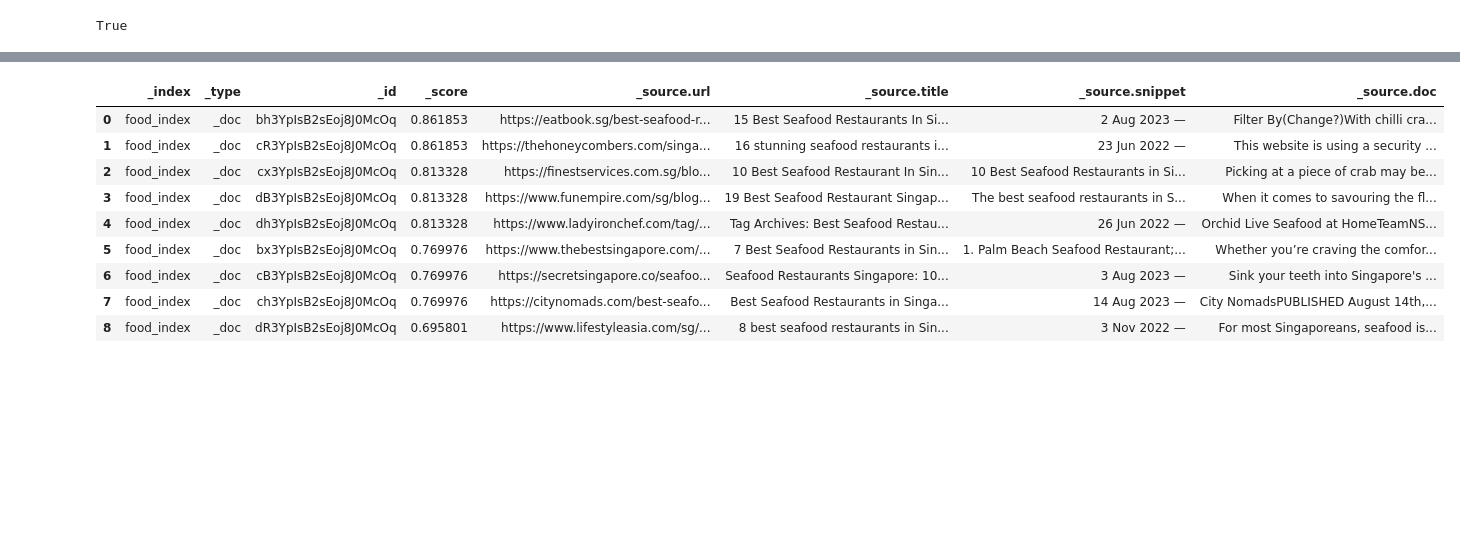
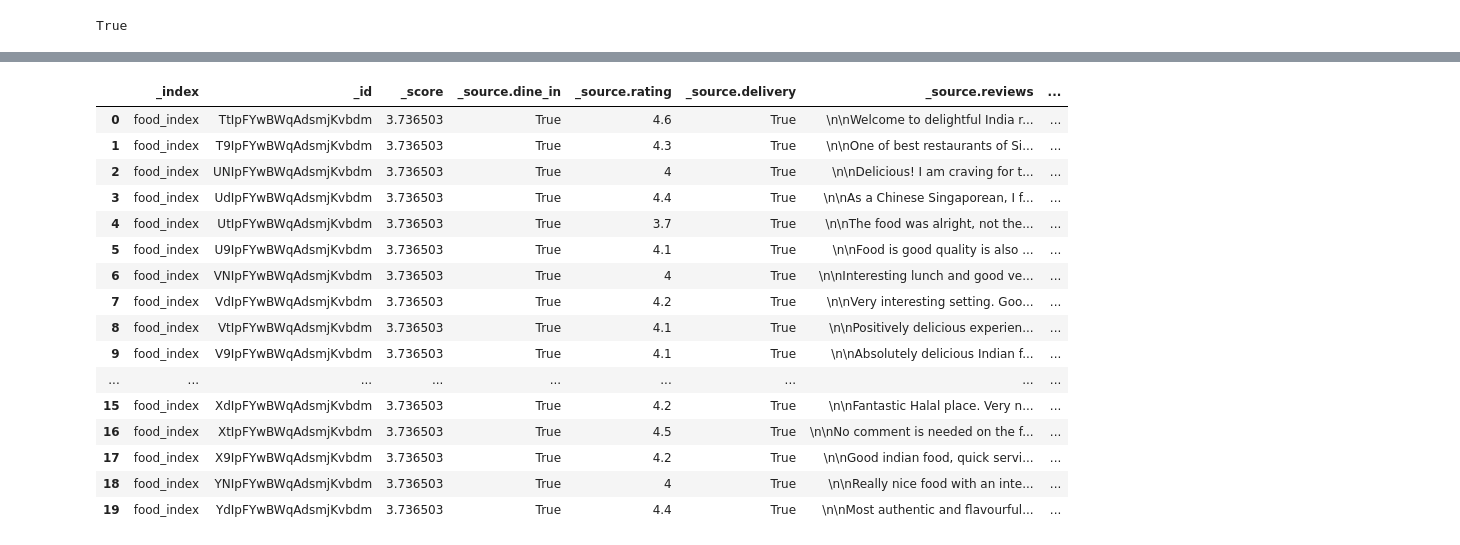
Before and after one commit to waishun78/hungry-rag, a Jupyter notebook: notebooks/python_elasticsearch_colab.ipynb, the cells around one changed output, grey strips where cells are left out. Saved outputs shown, nothing was run; the diff lists cells and outputs as text; code cells hidden in the pictures; blank space fills up the shorter version.

```diff
--- a/notebooks/python_elasticsearch_colab.ipynb
+++ b/notebooks/python_elasticsearch_colab.ipynb
@@ -222,32 +271,40 @@ output
 # %%
 # Complicated query
 query = es.search(
     index="food_index",
     body={
         "size":20,
         "query":{
             "bool":{
                 "must":[
-                        {"match":{"title":"seafood"}}
+                        {"match":{"query":"Indian Food",
+                        }}
                 ]
             }
         }
     }
 )
 
 output = pd.json_normalize((query['hits']['hits']))
 output
 # %% [output]
-|  | _index | _type | _id | _score | _source.url | _source.title | _source.snippet | _source.doc |
-| 0 | food_index | _doc | bh3YpIsB2sEoj8J0McOq | 0.861853 | https://eatbook.sg/best-seafood-r... | 15 Best Seafood Restaurants In Si... | 2 Aug 2023 — | Filter By(Change?)With chilli cra... |
-| 1 | food_index | _doc | cR3YpIsB2sEoj8J0McOq | 0.861853 | https://thehoneycombers.com/singa... | 16 stunning seafood restaurants i... | 23 Jun 2022 — | This website is using a security ... |
-| 2 | food_index | _doc | cx3YpIsB2sEoj8J0McOq | 0.813328 | https://finestservices.com.sg/blo... | 10 Best Seafood Restaurant In Sin... | 10 Best Seafood Restaurants in Si... | Picking at a piece of crab may be... |
-| 3 | food_index | _doc | dB3YpIsB2sEoj8J0McOq | 0.813328 | https://www.funempire.com/sg/blog... | 19 Best Seafood Restaurant Singap... | The best seafood restaurants in S... | When it comes to savouring the fl... |
-| 4 | food_index | _doc | dh3YpIsB2sEoj8J0McOq | 0.813328 | https://www.ladyironchef.com/tag/... | Tag Archives: Best Seafood Restau... | 26 Jun 2022 — | Orchid Live Seafood at HomeTeamNS... |
-| 5 | food_index | _doc | bx3YpIsB2sEoj8J0McOq | 0.769976 | https://www.thebestsingapore.com/... | 7 Best Seafood Restaurants in Sin... | 1. Palm Beach Seafood Restaurant;... | Whether you’re craving the comfor... |
-| 6 | food_index | _doc | cB3YpIsB2sEoj8J0McOq | 0.769976 | https://secretsingapore.co/seafoo... | Seafood Restaurants Singapore: 10... | 3 Aug 2023 — | Sink your teeth into Singapore's ... |
-| 7 | food_index | _doc | ch3YpIsB2sEoj8J0McOq | 0.769976 | https://citynomads.com/best-seafo... | Best Seafood Restaurants in Singa... | 14 Aug 2023 — | City NomadsPUBLISHED August 14th,... |
-| 8 | food_index | _doc | dR3YpIsB2sEoj8J0McOq | 0.695801 | https://www.lifestyleasia.com/sg/... | 8 best seafood restaurants in Sin... | 3 Nov 2022 — | For most Singaporeans, seafood is... |
+|  | _index | _id | _score | _source.dine_in | _source.rating | _source.delivery | _source.reviews | ... |
+| 0 | food_index | TtIpFYwBWqAdsmjKvbdm | 3.736503 | True | 4.6 | True | \n\nWelcome to delightful India r... | ... |
+| 1 | food_index | T9IpFYwBWqAdsmjKvbdm | 3.736503 | True | 4.3 | True | \n\nOne of best restaurants of Si... | ... |
+| 2 | food_index | UNIpFYwBWqAdsmjKvbdm | 3.736503 | True | 4 | True | \n\nDelicious! I am craving for t... | ... |
+| 3 | food_index | UdIpFYwBWqAdsmjKvbdm | 3.736503 | True | 4.4 | True | \n\nAs a Chinese Singaporean, I f... | ... |
+| 4 | food_index | UtIpFYwBWqAdsmjKvbdm | 3.736503 | True | 3.7 | True | \n\nThe food was alright, not the... | ... |
+| 5 | food_index | U9IpFYwBWqAdsmjKvbdm | 3.736503 | True | 4.1 | True | \n\nFood is good quality is also ... | ... |
+| 6 | food_index | VNIpFYwBWqAdsmjKvbdm | 3.736503 | True | 4 | True | \n\nInteresting lunch and good ve... | ... |
+| 7 | food_index | VdIpFYwBWqAdsmjKvbdm | 3.736503 | True | 4.2 | True | \n\nVery interesting setting. Goo... | ... |
+| 8 | food_index | VtIpFYwBWqAdsmjKvbdm | 3.736503 | True | 4.1 | True | \n\nPositively delicious experien... | ... |
+| 9 | food_index | V9IpFYwBWqAdsmjKvbdm | 3.736503 | True | 4.1 | True | \n\nAbsolutely delicious Indian f... | ... |
+| ... | ... | ... | ... | ... | ... | ... | ... | ... |
+| 15 | food_index | XdIpFYwBWqAdsmjKvbdm | 3.736503 | True | 4.2 | True | \n\nFantastic Halal place. Very n... | ... |
+| 16 | food_index | XtIpFYwBWqAdsmjKvbdm | 3.736503 | True | 4.5 | True | \n\nNo comment is needed on the f... | ... |
+| 17 | food_index | X9IpFYwBWqAdsmjKvbdm | 3.736503 | True | 4.2 | True | \n\nGood indian food, quick servi... | ... |
+| 18 | food_index | YNIpFYwBWqAdsmjKvbdm | 3.736503 | True | 4 | True | \n\nReally nice food with an inte... | ... |
+| 19 | food_index | YdIpFYwBWqAdsmjKvbdm | 3.736503 | True | 4.4 | True | \n\nMost authentic and flavourful... | ... |
 # %%
 # More complicated query
 query = es.search(
```
Also changed, not shown: parts of 16 cells of this notebook, 2 other files.
